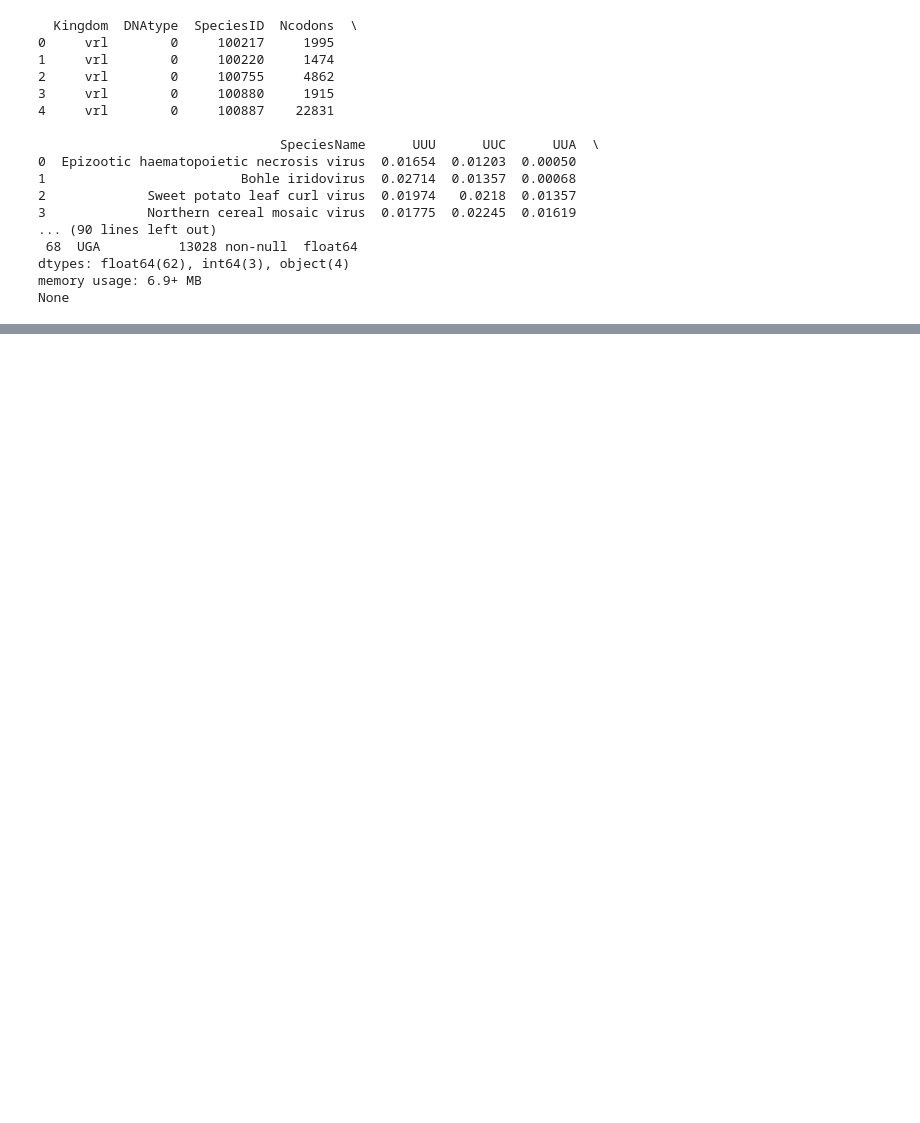
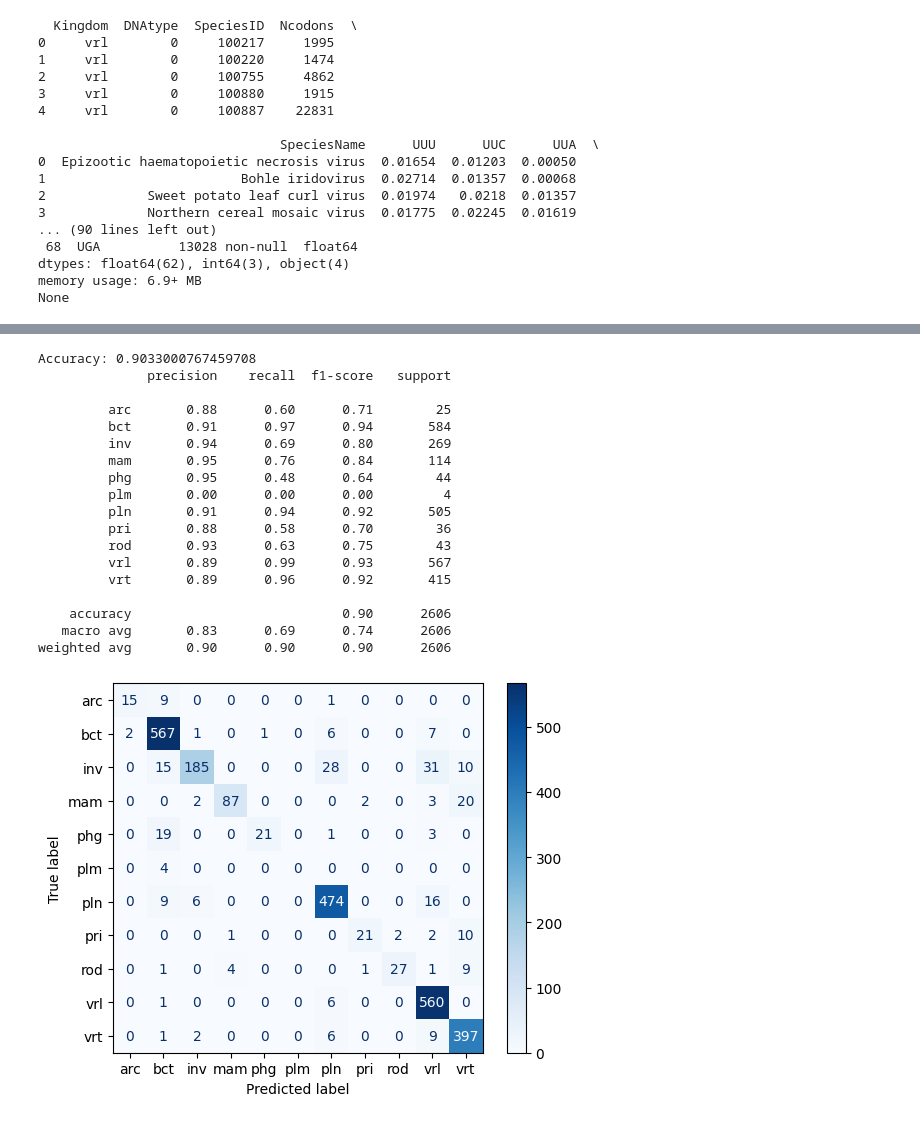
Before and after one commit to alexmoor527/CO2_ML_Group25, a Jupyter notebook: project_alex.ipynb, the cells around one changed output, grey strips where cells are left out. Cells and saved outputs as stored; diff of their text form; code cells hidden in the pictures; blank space fills up the shorter version.

```diff
--- a/project_alex.ipynb
+++ b/project_alex.ipynb
@@ -32,0 +197,65 @@ None
+# %%
+# 10. Train Random Forest Classifier with Class Weights
+
+manual_weights = {
+    0: 9.38,  # arc
+    1: 0.4,   # bct
+    2: 0.88,  # inv
+    3: 2.06,  # mam
+    4: 5.38,  # phg
+    5: 100,   # plm (increase weight manually)
+    6: 0.47,  # pln
+    7: 6.57,  # pri
+    8: 5.5,   # rod
+    9: 0.42,  # vrl
+    10: 0.57  # vrt
+}
+
+clf = RandomForestClassifier(n_estimators=200, random_state=42, class_weight=manual_weights)
+clf.fit(X_train, y_train)
+
+# 11. Evaluate the Model
+y_pred = clf.predict(X_test)
+print("Accuracy:", accuracy_score(y_test, y_pred))
+print(classification_report(y_test, y_pred, target_names=label_encoder.classes_))
+
+# 12. Plot Confusion Matrix
+ConfusionMatrixDisplay.from_estimator(
+    clf,
+    X_test,
+    y_test,
+    display_labels=label_encoder.classes_,
+    cmap='Blues'
+)
+plt.show()
+
+# 13. Plot Feature Importance (Optional)
+importances = clf.feature_importances_
+feature_names = X.columns
+feature_importance_df = pd.DataFrame({'Feature': feature_names, 'Importance': importances})
+feature_importance_df = feature_importance_df.sort_values(by='Importance', ascending=False)
+
+# Plot Top 10 Important Features
+feature_importance_df.head(10).plot(kind='bar', x='Feature', y='Importance', figsize=(12, 6))
+plt.title('Top 10 Important Features')
+plt.show()
+# %% [output]
+Accuracy: 0.9033000767459708
+              precision    recall  f1-score   support
+
+         arc       0.88      0.60      0.71        25
+         bct       0.91      0.97      0.94       584
+         inv       0.94      0.69      0.80       269
+         mam       0.95      0.76      0.84       114
+         phg       0.95      0.48      0.64        44
+         plm       0.00      0.00      0.00         4
+         pln       0.91      0.94      0.92       505
+         pri       0.88      0.58      0.70        36
+         rod       0.93      0.63      0.75        43
+         vrl       0.89      0.99      0.93       567
+         vrt       0.89      0.96      0.92       415
+
+    accuracy                           0.90      2606
+   macro avg       0.83      0.69      0.74      2606
+weighted avg       0.90      0.90      0.90      2606
+[figure, added]
```
Also changed, not shown: parts of 13 cells of this notebook.
